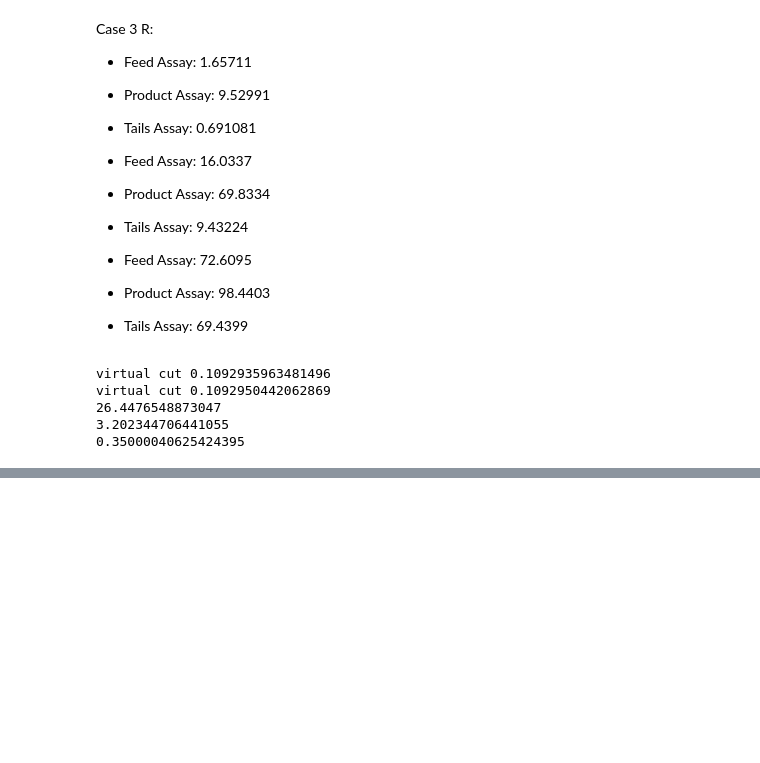
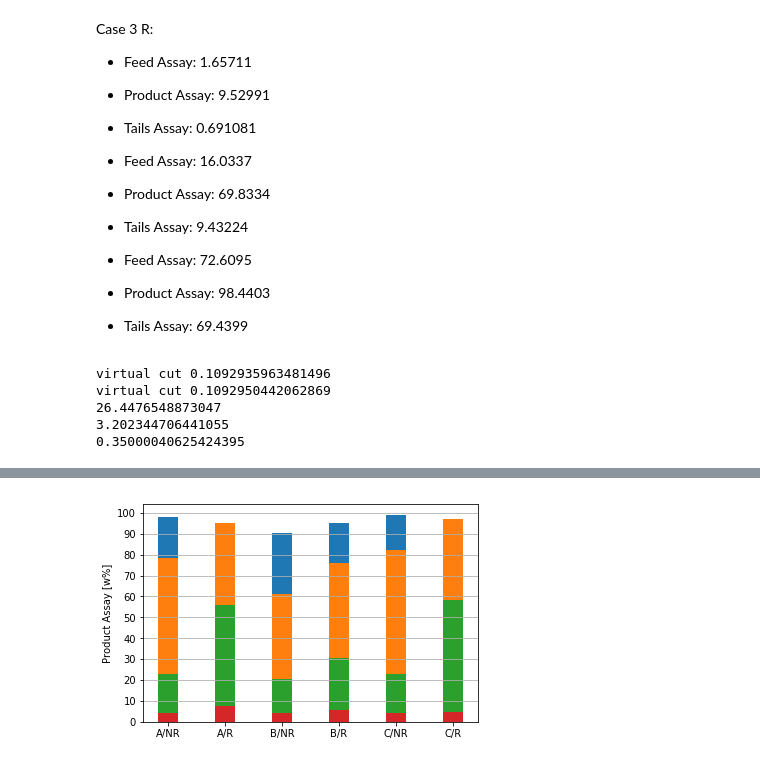
Before and after one commit to bam241/enrich_inmm, a Jupyter notebook: level_population.ipynb, the cells around one changed output, grey strips where cells are left out. Cells and saved outputs as stored; diff of their text form; code cells hidden in the pictures; blank space fills up the shorter version.

```diff
--- a/level_population.ipynb
+++ b/level_population.ipynb
@@ -308,0 +398,63 @@ virtual cut 0.1092950442062869
+# %%
+import matplotlib.pyplot as plt
+import numpy as np
+
+p_lvls = []
+
+for i in range(4):
+    p_lvl = []
+    if i < len(p_ANR):
+        p_lvl.append(p_ANR[i])
+    else:
+        p_lvl.append(0)
+
+    if i < len(p_AR):
+        p_lvl.append(p_AR[i])
+    else:
+        p_lvl.append(0)
+
+    if i < len(p_BNR):
+        p_lvl.append(p_BNR[i])
+    else:
+        p_lvl.append(0)
+
+    if i < len(p_BR):
+        p_lvl.append(p_BR[i])
+    else:
+        p_lvl.append(0)
+
+    if i < len(p_CNR):
+        p_lvl.append(p_CNR[i])
+    else:
+        p_lvl.append(0)
+
+    if i < len(p_CR):
+        p_lvl.append(p_CR[i])
+    else:
+        p_lvl.append(0)
+    print
+    p_lvls.append(tuple(p_lvl))
+
+N = np.arange(6)
+width = 0.35       # the width of the bars: can also be len(x) sequence
+empty = (0,0,0,0,0,0)
+
+
+p_p4 = plt.bar(N, p_lvls[3], width)
+p_p3 = plt.bar(N, p_lvls[2], width )
+p_p2 = plt.bar(N, p_lvls[1], width )
+p_p1 = plt.bar(N, p_lvls[0], width)
+
+
+
+plt.ylabel('Product Assay [w%]')
+#plt.title('Scores by group and gender')
+plt.xticks(N, ('A/NR', 'A/R', 'B/NR', 'B/R', 'C/NR', 'C/R'))
+plt.yticks(np.arange(0, 110, 10))
+#plt.legend((p1[0], p2[0], p3[0], p4[0]), ('lvl 1', 'lvl 2', 'lvl 3', 'lvl 4'))
+#plt.gridy()
+plt.axes().yaxis.grid()
+plt.savefig("product_assays.png", dpi=150)
+plt.show()
+# %% [output]
+[figure, added]
```
Also changed, not shown: parts of 4 cells of this notebook, 5 other files.
